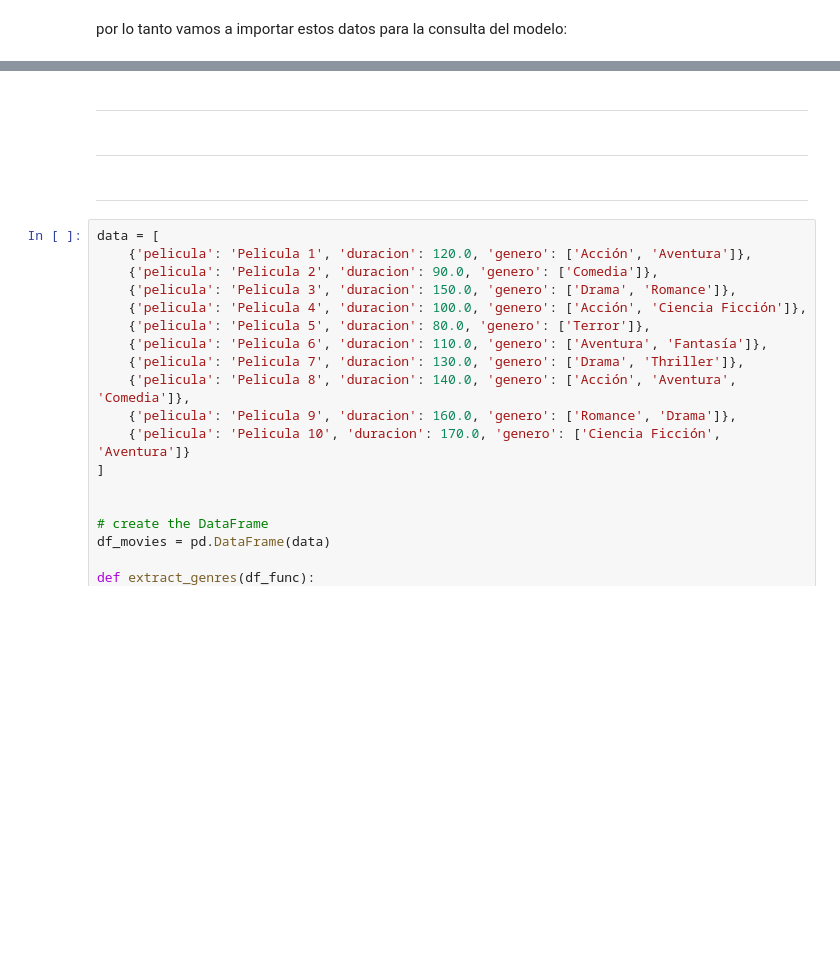
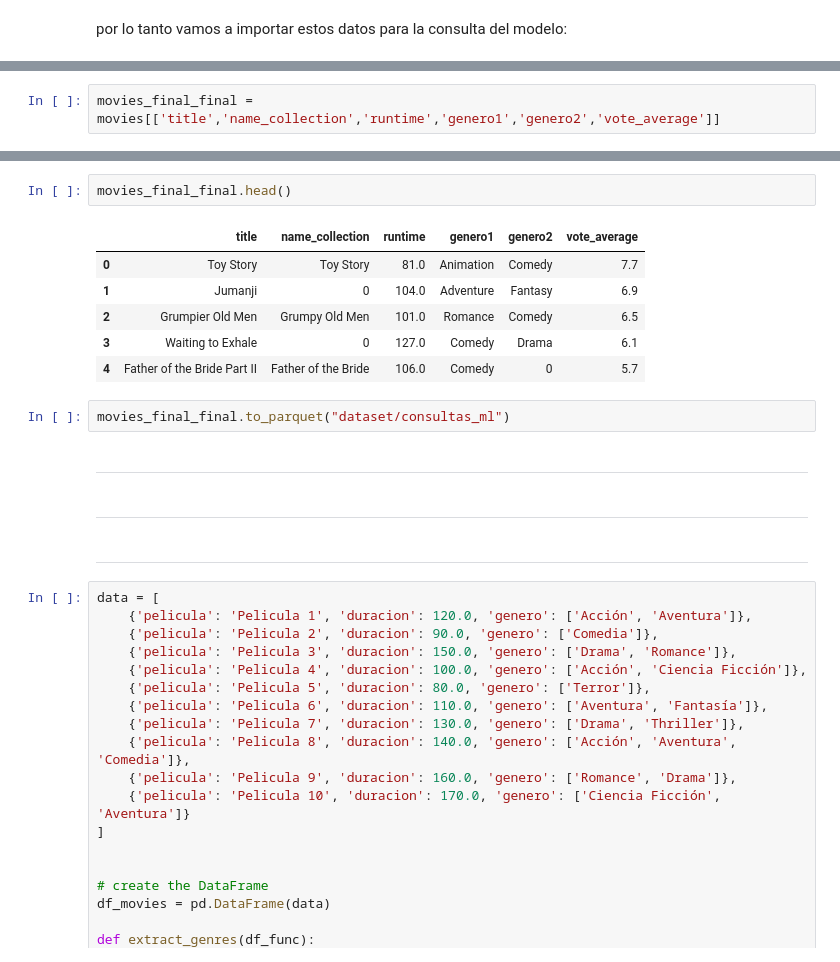
Before and after one commit to matiasbarriosled/MLOPS, a Jupyter notebook: eda/eda_movie.ipynb, the cells around one changed output, grey strips where cells are left out. Saved outputs shown, nothing was run; the diff lists cells and outputs as text; blank space fills up the shorter version.

```diff
--- a/eda/eda_movie.ipynb
+++ b/eda/eda_movie.ipynb
@@ -479,0 +499,2 @@ Name: name_genres, Length: 43800, dtype: object
+# %%
+movies_final_final = movies[['title','name_collection','runtime','genero1','genero2','vote_average']]
@@ -480,3 +519,14 @@ Name: name_genres, Length: 43800, dtype: object
+# %%
+movies_final_final.head()
+# %% [output]
+|  | title | name_collection | runtime | genero1 | genero2 | vote_average |
+| 0 | Toy Story | Toy Story | 81.0 | Animation | Comedy | 7.7 |
+| 1 | Jumanji | 0 | 104.0 | Adventure | Fantasy | 6.9 |
+| 2 | Grumpier Old Men | Grumpy Old Men | 101.0 | Romance | Comedy | 6.5 |
+| 3 | Waiting to Exhale | 0 | 127.0 | Comedy | Drama | 6.1 |
+| 4 | Father of the Bride Part II | Father of the Bride | 106.0 | Comedy | 0 | 5.7 |
+# %%
+movies_final_final.to_parquet("dataset/consultas_ml")
 # %% [markdown]
 ---
 # %% [markdown]
```
Also changed, not shown: parts of 11 cells of this notebook, 1 other file.
